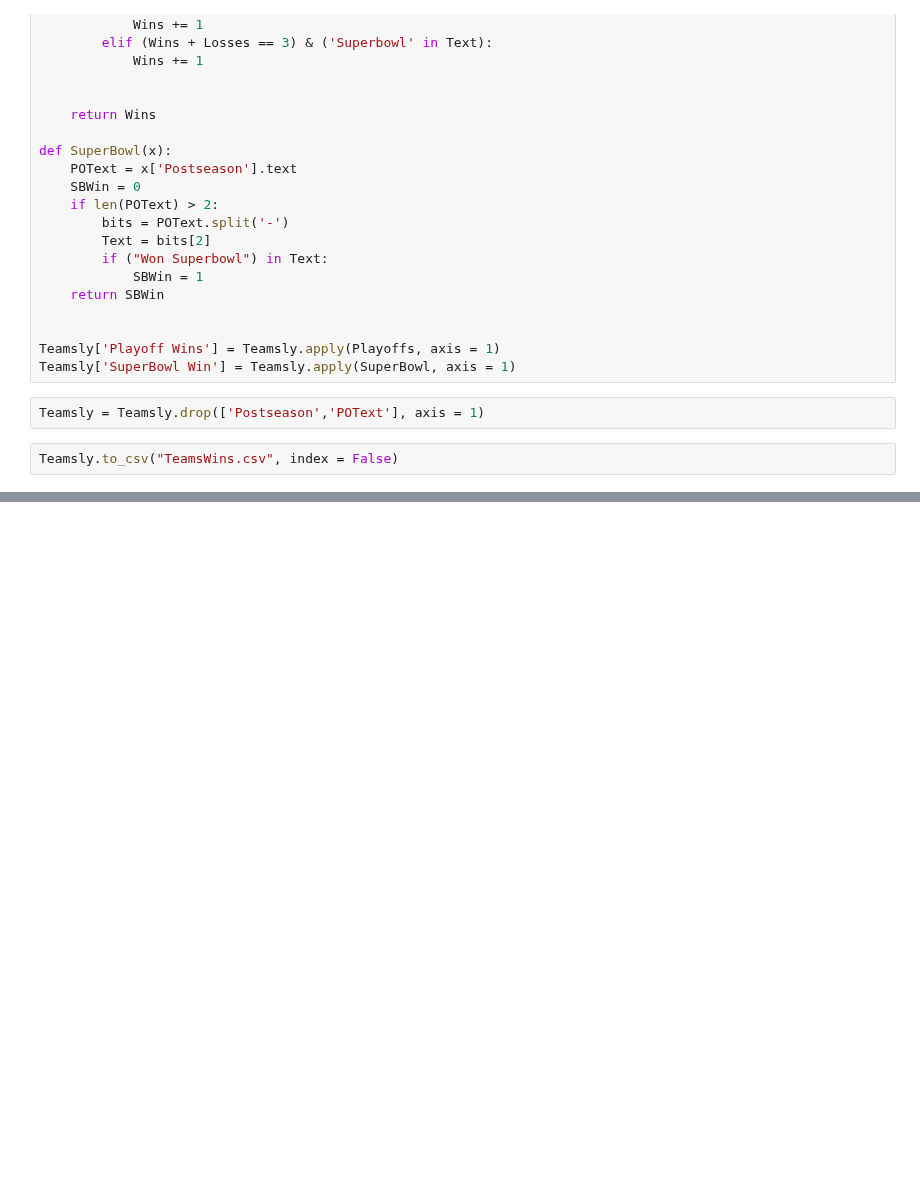
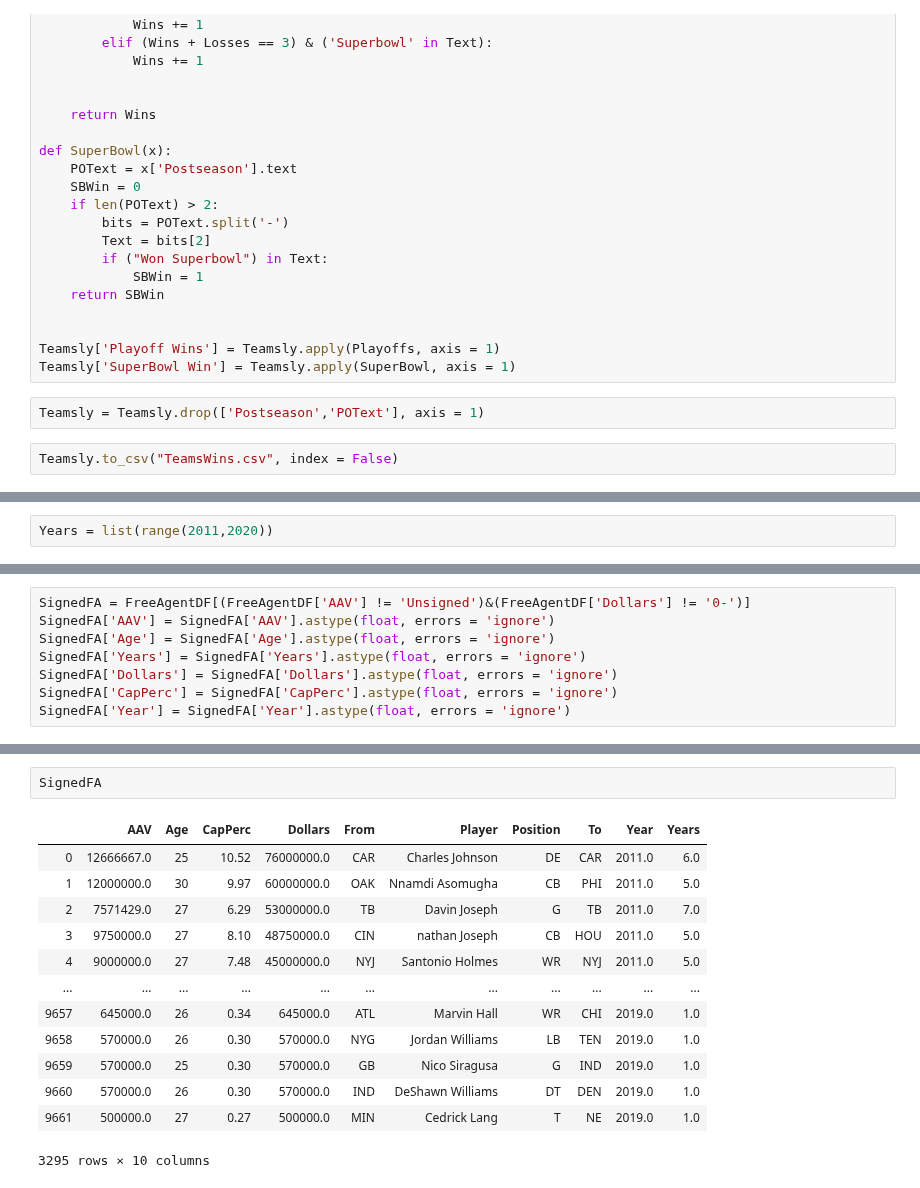
Before and after one commit to MattZlotnik/PreviousProjects, a Jupyter notebook: AllProjects/NFL Salary Cap Clustering Analysis/Scraper.ipynb, the cells around one changed output, grey strips where cells are left out. Saved outputs shown, nothing was run; the diff lists cells and outputs as text; blank space fills up the shorter version.

Commit message:
Scrape Free Agent signings

```diff
--- a/AllProjects/NFL Salary Cap Clustering Analysis/Scraper.ipynb
+++ b/AllProjects/NFL Salary Cap Clustering Analysis/Scraper.ipynb
@@ -474,0 +477,2 @@ Teamsly.to_csv("TeamsWins.csv", index = False)
+# %%
+Years = list(range(2011,2020))
@@ -474,0 +584,8 @@ Teamsly.to_csv("TeamsWins.csv", index = False)
+# %%
+SignedFA = FreeAgentDF[(FreeAgentDF['AAV'] != 'Unsigned')&(FreeAgentDF['Dollars'] != '0-')]
+SignedFA['AAV'] = SignedFA['AAV'].astype(float, errors = 'ignore')
+SignedFA['Age'] = SignedFA['Age'].astype(float, errors = 'ignore')
+SignedFA['Years'] = SignedFA['Years'].astype(float, errors = 'ignore')
+SignedFA['Dollars'] = SignedFA['Dollars'].astype(float, errors = 'ignore')
+SignedFA['CapPerc'] = SignedFA['CapPerc'].astype(float, errors = 'ignore')
+SignedFA['Year'] = SignedFA['Year'].astype(float, errors = 'ignore')
@@ -474,0 +610,16 @@ Teamsly.to_csv("TeamsWins.csv", index = False)
+# %%
+SignedFA
+# %% [output]
+|  | AAV | Age | CapPerc | Dollars | From | Player | Position | To | Year | Years |
+| 0 | 12666667.0 | 25 | 10.52 | 76000000.0 | CAR | Charles Johnson | DE | CAR | 2011.0 | 6.0 |
+| 1 | 12000000.0 | 30 | 9.97 | 60000000.0 | OAK | Nnamdi Asomugha | CB | PHI | 2011.0 | 5.0 |
+| 2 | 7571429.0 | 27 | 6.29 | 53000000.0 | TB | Davin Joseph | G | TB | 2011.0 | 7.0 |
+| 3 | 9750000.0 | 27 | 8.10 | 48750000.0 | CIN | nathan Joseph | CB | HOU | 2011.0 | 5.0 |
+| 4 | 9000000.0 | 27 | 7.48 | 45000000.0 | NYJ | Santonio Holmes | WR | NYJ | 2011.0 | 5.0 |
+| ... | ... | ... | ... | ... | ... | ... | ... | ... | ... | ... |
+| 9657 | 645000.0 | 26 | 0.34 | 645000.0 | ATL | Marvin Hall | WR | CHI | 2019.0 | 1.0 |
+| 9658 | 570000.0 | 26 | 0.30 | 570000.0 | NYG | Jordan Williams | LB | TEN | 2019.0 | 1.0 |
+| 9659 | 570000.0 | 25 | 0.30 | 570000.0 | GB | Nico Siragusa | G | IND | 2019.0 | 1.0 |
+| 9660 | 570000.0 | 26 | 0.30 | 570000.0 | IND | DeShawn Williams | DT | DEN | 2019.0 | 1.0 |
+| 9661 | 500000.0 | 27 | 0.27 | 500000.0 | MIN | Cedrick Lang | T | NE | 2019.0 | 1.0 |
+3295 rows × 10 columns
```
Also changed, not shown: parts of 3 cells of this notebook, 2 other files.
